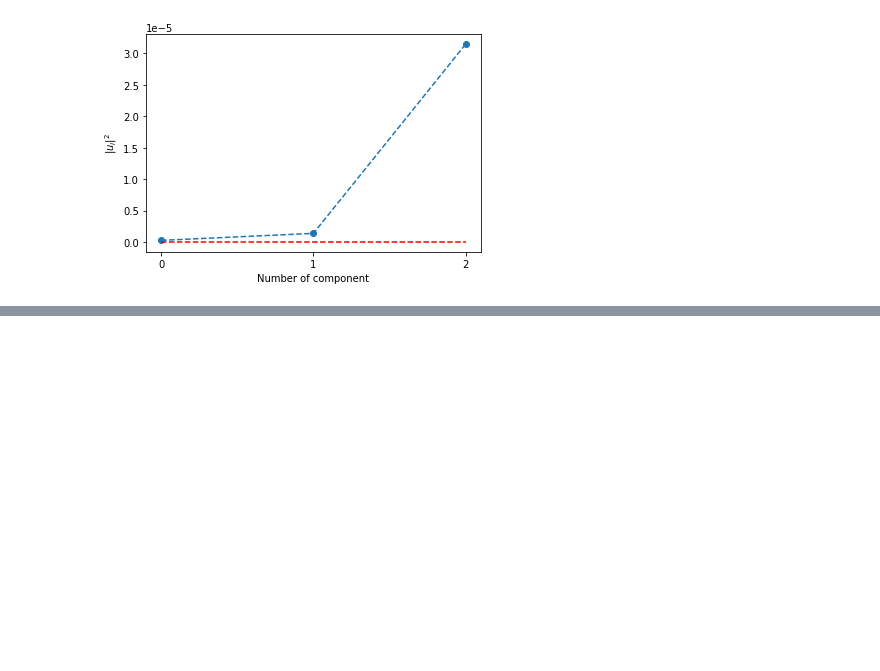
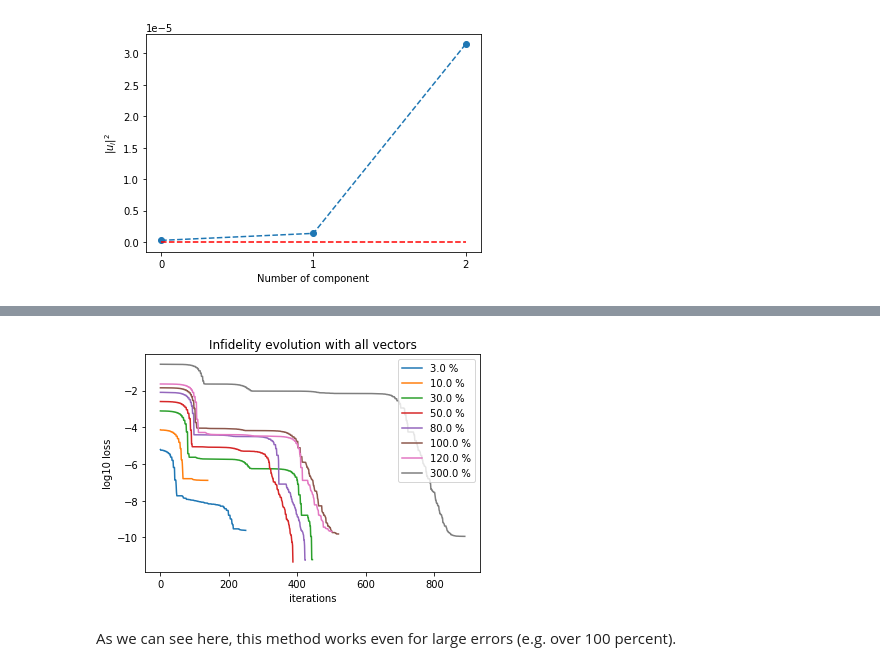
Before and after one commit to jeffreyyao128/qoptimize, a Jupyter notebook: Manuscript.ipynb, the cells around one changed output, grey strips where cells are left out. Drawn from its saved outputs; the diff is of its cells as text; code cells hidden in the pictures; blank space fills up the shorter version.

```diff
--- a/Manuscript.ipynb
+++ b/Manuscript.ipynb
@@ -350,0 +371,18 @@ plt.show()
+# %%
+for w in w_list:
+    res_raw = minimize(loss_raw, jnp.zeros(10, dtype=jnp.float64),
+            args=(t_f, p_f, omega0+w, sx),
+                   method='Nelder-Mead',options={'return_all':True}) # Intermediate state results are stored in res_vec.allvecs
+    log10_loss_list_raw = [jnp.log10(loss_raw(x,t_f,p_f,omega0+w,sx)) for x in res_raw.allvecs]
+    plt.plot(np.array(range(res_raw.nit)) , log10_loss_list_raw, label=f'{100*w} %')
+
+plt.xlabel('iterations')
+plt.ylabel('log10 loss')
+plt.title('Infidelity evolution with all vectors')
+
+plt.legend()
+plt.show()
+# %% [output]
+[figure, added]
+# %% [markdown]
+As we can see here, this method works even for large errors (e.g. over 100 percent).
```
Also changed, not shown: parts of 3 cells of this notebook, 1 other file.
